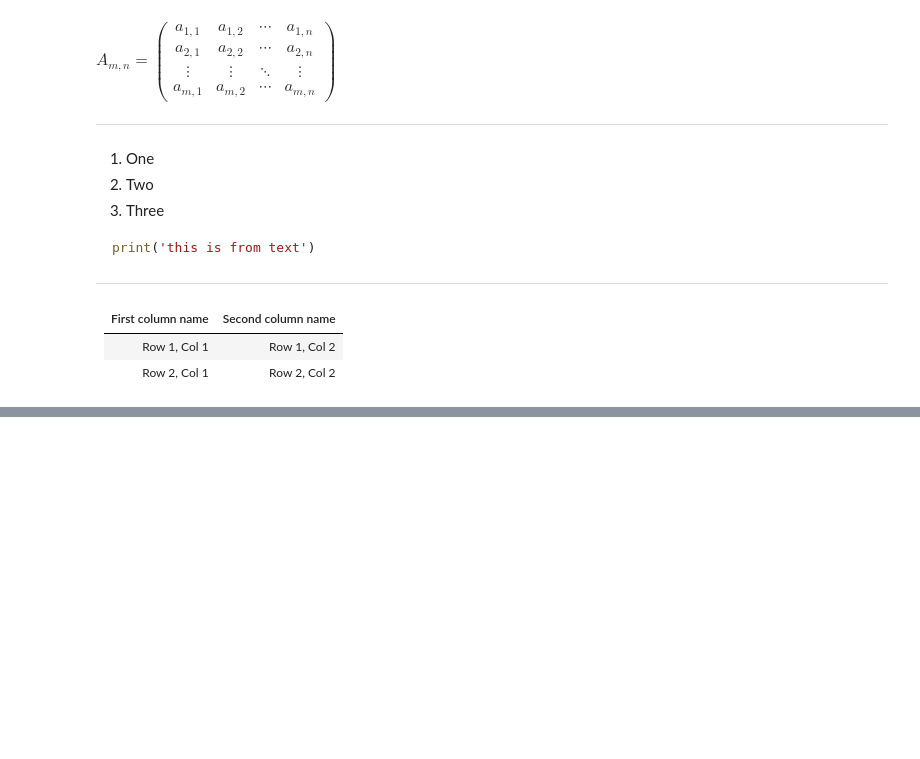
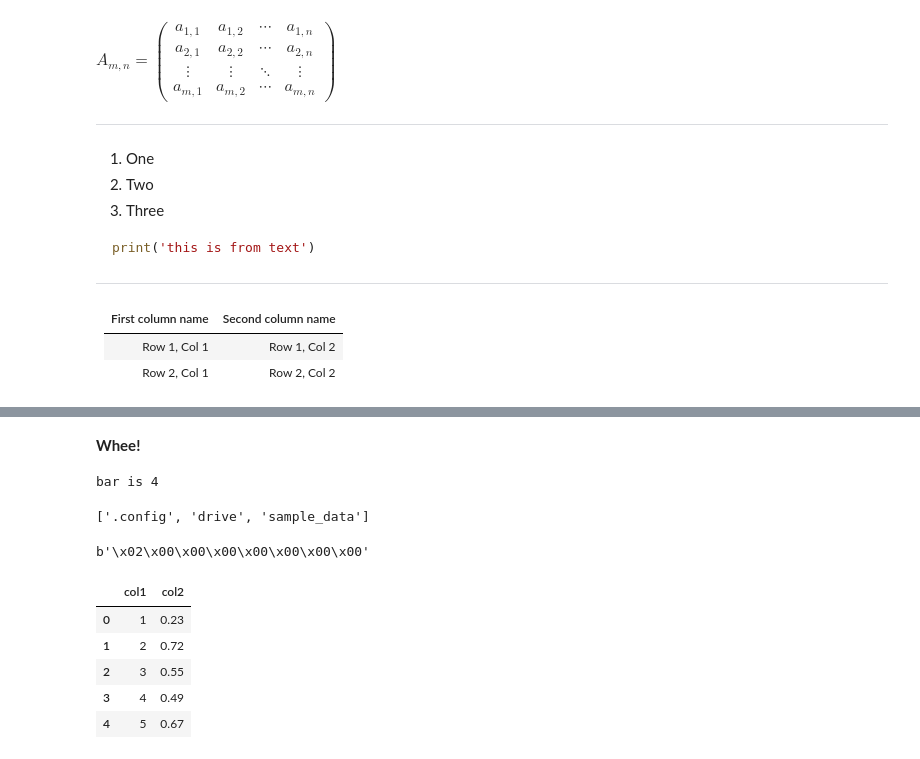
Before and after one commit to Ellen-Gu/jupyter-colab, a Jupyter notebook: colabTest0.ipynb, the cells around one changed output, grey strips where cells are left out. Cells and saved outputs as stored; diff of their text form; code cells hidden in the pictures; blank space fills up the shorter version.

```diff
--- a/colabTest0.ipynb
+++ b/colabTest0.ipynb
@@ -43,0 +52,16 @@ hello2
+# %%
+%%html
+<marquee style='width: 30%; color: blue;'><b>Whee!</b></marquee>
+# %% [output]
+Whee!
+# %%
+x,y=8,6
+bar=x**2 if (x<y) and ( y or z) else x//2
+print(f'bar is {bar}')
+
+import os
+os.getcwd()
+os.listdir()
+# %% [output]
+bar is 4
+['.config', 'drive', 'sample_data']
@@ -43,0 +70,14 @@ hello2
+# %%
+a_number = 2
+a_number.to_bytes(8,'little')
+# %% [output]
+b'\x02\x00\x00\x00\x00\x00\x00\x00'
+# %%
+pd.read_excel('./sample_data/Book1.xlsx')
+# %% [output]
+|  | col1 | col2 |
+| 0 | 1 | 0.23 |
+| 1 | 2 | 0.72 |
+| 2 | 3 | 0.55 |
+| 3 | 4 | 0.49 |
+| 4 | 5 | 0.67 |
```
Also changed, not shown: parts of 4 cells of this notebook.
